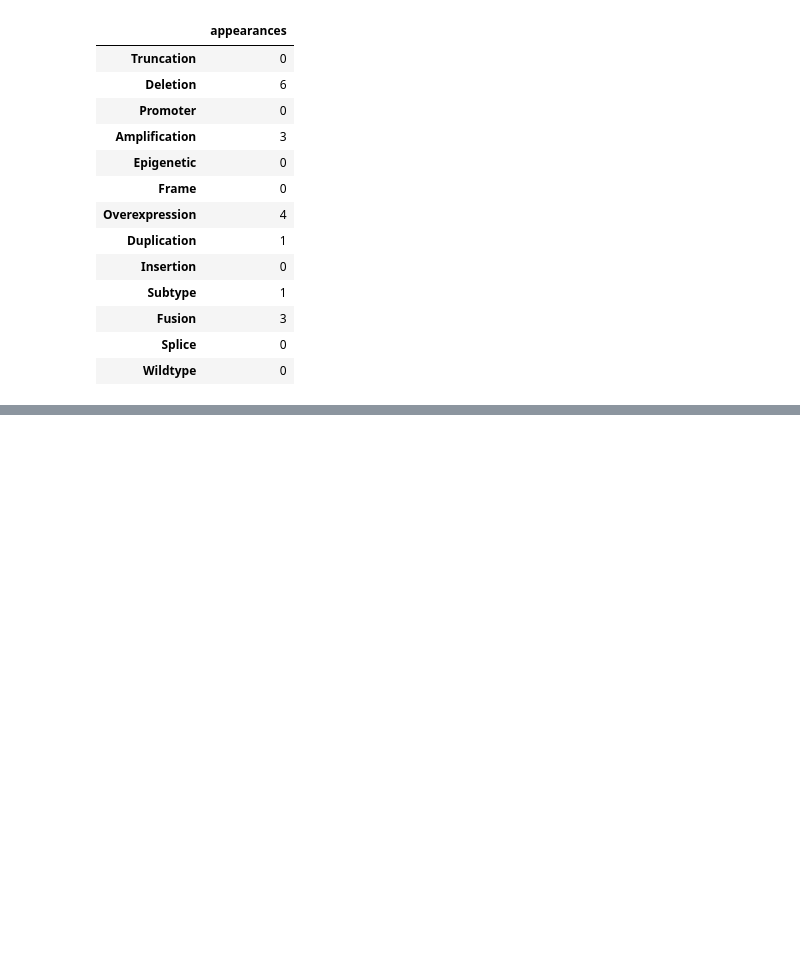
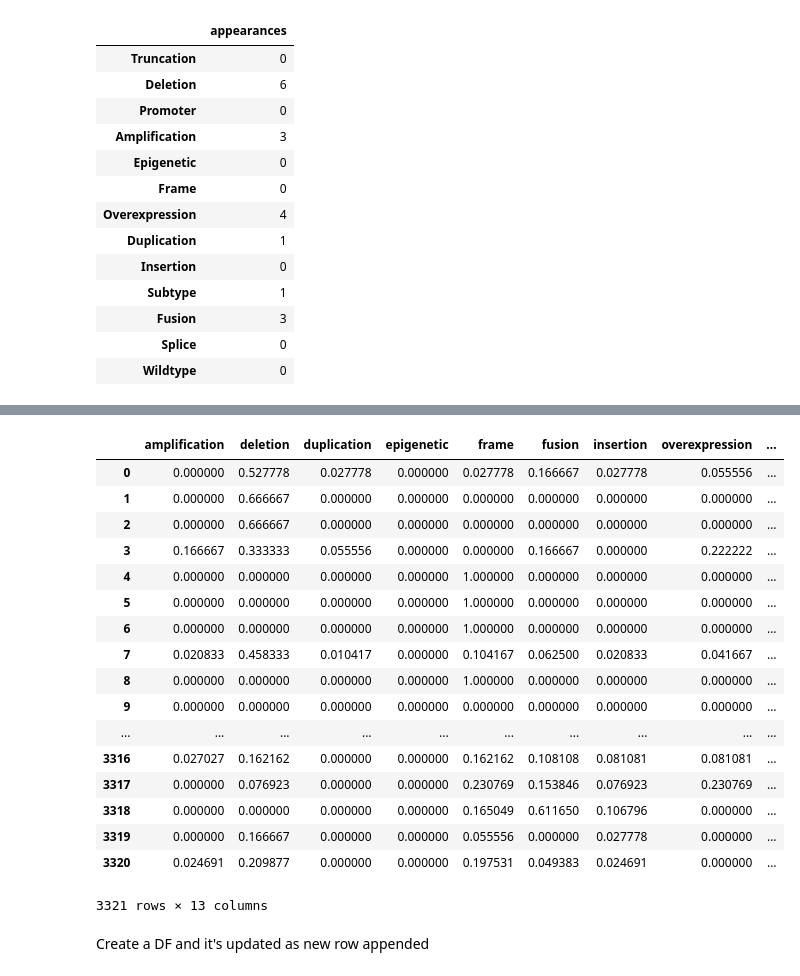
Before and after one commit to TangoJP/mskcc_kaggle, a Jupyter notebook: analysis1_1_initial_text_analysis.ipynb, the cells around one changed output, grey strips where cells are left out. Drawn from its saved outputs; the diff is of its cells as text; code cells hidden in the pictures; blank space fills up the shorter version.

```diff
--- a/analysis1_1_initial_text_analysis.ipynb
+++ b/analysis1_1_initial_text_analysis.ipynb
@@ -73,7 +78,7 @@ for i in range(len(word_tokens)):<br>
     word_tokens[i] = stemmer.stem(word_tokens[i])
 # %%
 stop_words = set(stopwords.words('english'))
-txt1_words = filtered_sentence = [w for w in word_tokens if not w in stop_words]
+txt1_words = [w for w in word_tokens if not w in stop_words]
 print('After removing stop words %d' % len(txt1_words))
 # %% [output]
 After removing stop words 4627
@@ -125,7 +138,7 @@ mutation_table = pd.DataFrame(index=[mutation_patterns])
 mutation_table['appearances'] = 0
 # %%
 for pattern in mutation_patterns:
-    appearance = len(df1[df1[0].str.contains(pattern, case=False)])
+    appearance = len(df1[df1['tokens'].str.contains(pattern, case=False)])
     mutation_table.loc[pattern, 'appearances'] = appearance
 # %%
 mutation_table
@@ -146,0 +404,8 @@ mutation_table
+# %%
+%%time
+mut_words_list = []
+for i in range(len(text_train)):
+    text = text_train.loc[i, 'Text']
+    tokens = process_text1(text)
+    mut_words = create_mutation_words_table(tokens, normed=True)
+    mut_words_list.append(mut_words)
@@ -146,0 +415,25 @@ mutation_table
+# %%
+full_mutation_table = pd.DataFrame(mut_words_list)
+# %%
+full_mutation_table
+# %% [output]
+|  | amplification | deletion | duplication | epigenetic | frame | fusion | insertion | overexpression | ... |
+| 0 | 0.000000 | 0.527778 | 0.027778 | 0.000000 | 0.027778 | 0.166667 | 0.027778 | 0.055556 | ... |
+| 1 | 0.000000 | 0.666667 | 0.000000 | 0.000000 | 0.000000 | 0.000000 | 0.000000 | 0.000000 | ... |
+| 2 | 0.000000 | 0.666667 | 0.000000 | 0.000000 | 0.000000 | 0.000000 | 0.000000 | 0.000000 | ... |
+| 3 | 0.166667 | 0.333333 | 0.055556 | 0.000000 | 0.000000 | 0.166667 | 0.000000 | 0.222222 | ... |
+| 4 | 0.000000 | 0.000000 | 0.000000 | 0.000000 | 1.000000 | 0.000000 | 0.000000 | 0.000000 | ... |
+| 5 | 0.000000 | 0.000000 | 0.000000 | 0.000000 | 1.000000 | 0.000000 | 0.000000 | 0.000000 | ... |
+| 6 | 0.000000 | 0.000000 | 0.000000 | 0.000000 | 1.000000 | 0.000000 | 0.000000 | 0.000000 | ... |
+| 7 | 0.020833 | 0.458333 | 0.010417 | 0.000000 | 0.104167 | 0.062500 | 0.020833 | 0.041667 | ... |
+| 8 | 0.000000 | 0.000000 | 0.000000 | 0.000000 | 1.000000 | 0.000000 | 0.000000 | 0.000000 | ... |
+| 9 | 0.000000 | 0.000000 | 0.000000 | 0.000000 | 0.000000 | 0.000000 | 0.000000 | 0.000000 | ... |
+| ... | ... | ... | ... | ... | ... | ... | ... | ... | ... |
+| 3316 | 0.027027 | 0.162162 | 0.000000 | 0.000000 | 0.162162 | 0.108108 | 0.081081 | 0.081081 | ... |
+| 3317 | 0.000000 | 0.076923 | 0.000000 | 0.000000 | 0.230769 | 0.153846 | 0.076923 | 0.230769 | ... |
+| 3318 | 0.000000 | 0.000000 | 0.000000 | 0.000000 | 0.165049 | 0.611650 | 0.106796 | 0.000000 | ... |
+| 3319 | 0.000000 | 0.166667 | 0.000000 | 0.000000 | 0.055556 | 0.000000 | 0.027778 | 0.000000 | ... |
+| 3320 | 0.024691 | 0.209877 | 0.000000 | 0.000000 | 0.197531 | 0.049383 | 0.024691 | 0.000000 | ... |
+3321 rows × 13 columns
+# %% [markdown]
+Create a DF and it's updated as new row appended
```
Also changed, not shown: parts of 80 cells of this notebook, 1 other file.
